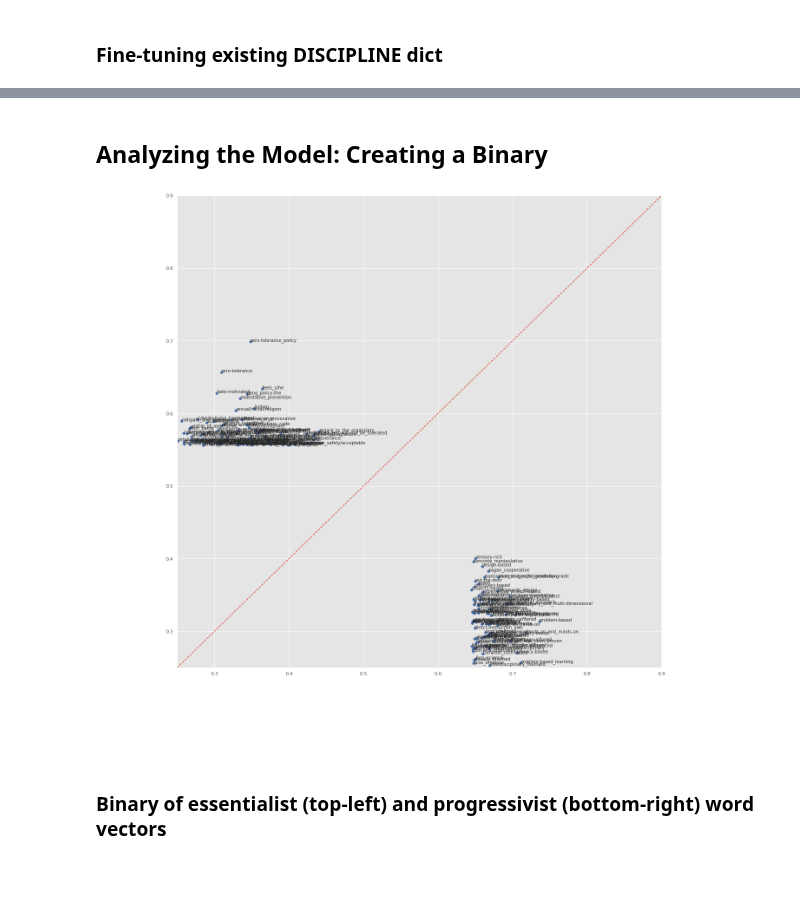
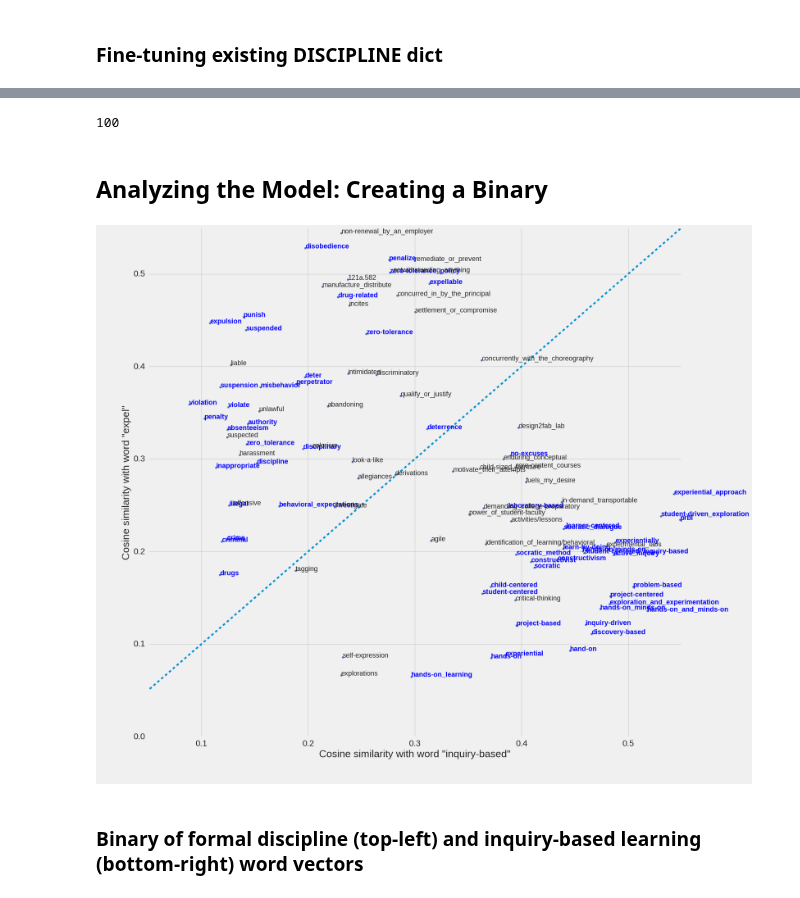
Before and after one commit to jhaber-zz/archive, a Jupyter notebook: scripts/word_embeddings.ipynb, the cells around one changed output, grey strips where cells are left out. Saved outputs shown, nothing was run; the diff lists cells and outputs as text; code cells hidden in the pictures.

Commit message:
fine-tuned WEM visual, investigated methods of trimming dicts via WEMS

```diff
--- a/scripts/word_embeddings.ipynb
+++ b/scripts/word_embeddings.ipynb
@@ -3190,20 +849,47 @@ phil_words = disc_words + inq_words
+# %%
+# 50 terms:
+inqlist.extend(np.random.choice([term for term in filter(lambda x: x not in inq40, inquiry_fin)], size=10, replace=False))
+disclist.extend(np.random.choice([term for term in filter(lambda x: x not in disc40, disc_fin)], size=10, replace=False))
+inq50 = inqlist; disc50 = disclist
+# %%
+# 75 terms:
+inqlist.extend(np.random.choice([term for term in filter(lambda x: x not in inq50, inquiry_fin)], size=25, replace=False))
+disclist.extend(np.random.choice([term for term in filter(lambda x: x not in disc50, disc_fin)], size=25, replace=False))
+inq75 = inqlist; disc75 = disclist
+# %%
+# construct a combined dictionary
+id_words = disclist + inqlist
+print(len(id_words))
+#print(len(core_words))
+# %% [output]
+100
 # %% [markdown]
 ## Analyzing the Model: Creating a Binary
 # %%
 # preparing for visualizing this binary with word2vec
-x = [model.similarity('inquiry_based', word) for word in phil_words]
-y = [model.similarity('zero_tolerance', word) for word in phil_words]
+x = [model.similarity('inquiry-based', word) for word in id_words]
+y = [model.similarity('expel', word) for word in id_words]
 # %%
 # here's a visual of the progressivism/essentialism binary:
 # top-left half is essentialism, bottom-right half is progressivism
-_, ax = plt.subplots(figsize=(20,20))
+fig, ax = plt.subplots(figsize=(20,20))
 ax.scatter(x, y, alpha=1, color='b')
-for i in range(len(phil_words)):
-    ax.annotate(phil_words[i], (x[i], y[i]))
-ax.set_xlim(0.25, .9)
-ax.set_ylim(0.25, .9)
+for i in range(len(id_words)):
+    if id_words[i] in core_words:
+        ax.annotate(id_words[i], (x[i], y[i]), fontweight='bold', color="blue").set_fontsize(16)
+    else:
+        ax.annotate(id_words[i], (x[i], y[i])).set_fontsize(16)
+ax.set_xlim(.05, .55)
+ax.set_xlabel('Cosine similarity with word "inquiry-based"')
+ax.set_ylim(.0, .55)
+ax.set_ylabel('Cosine similarity with word "expel"')
+#ax.set_title()
+ax.yaxis.label.set_fontsize(24)
+ax.xaxis.label.set_fontsize(24)
+for item in (ax.get_xticklabels() + ax.get_yticklabels()):
+    item.set_fontsize(20)
 plt.plot([0, 1], [0, 1], linestyle='--');
 # %% [output]
-[figure, old version]
+[figure, new version]
 # %% [markdown]
-### Binary of essentialist (top-left) and progressivist (bottom-right) word vectors
+### Binary of formal discipline (top-left) and inquiry-based learning (bottom-right) word vectors
```
Also changed, not shown: parts of 132 cells of this notebook, 1 other file.
